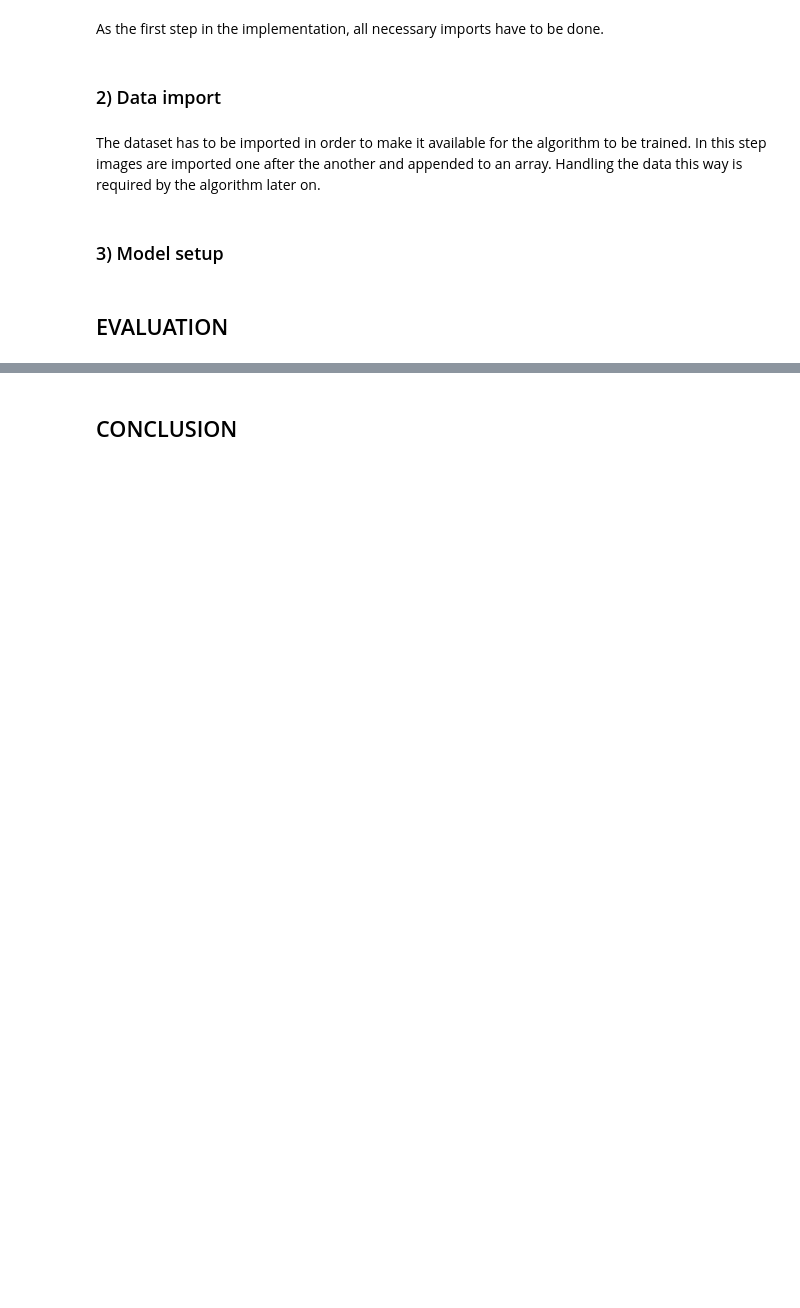
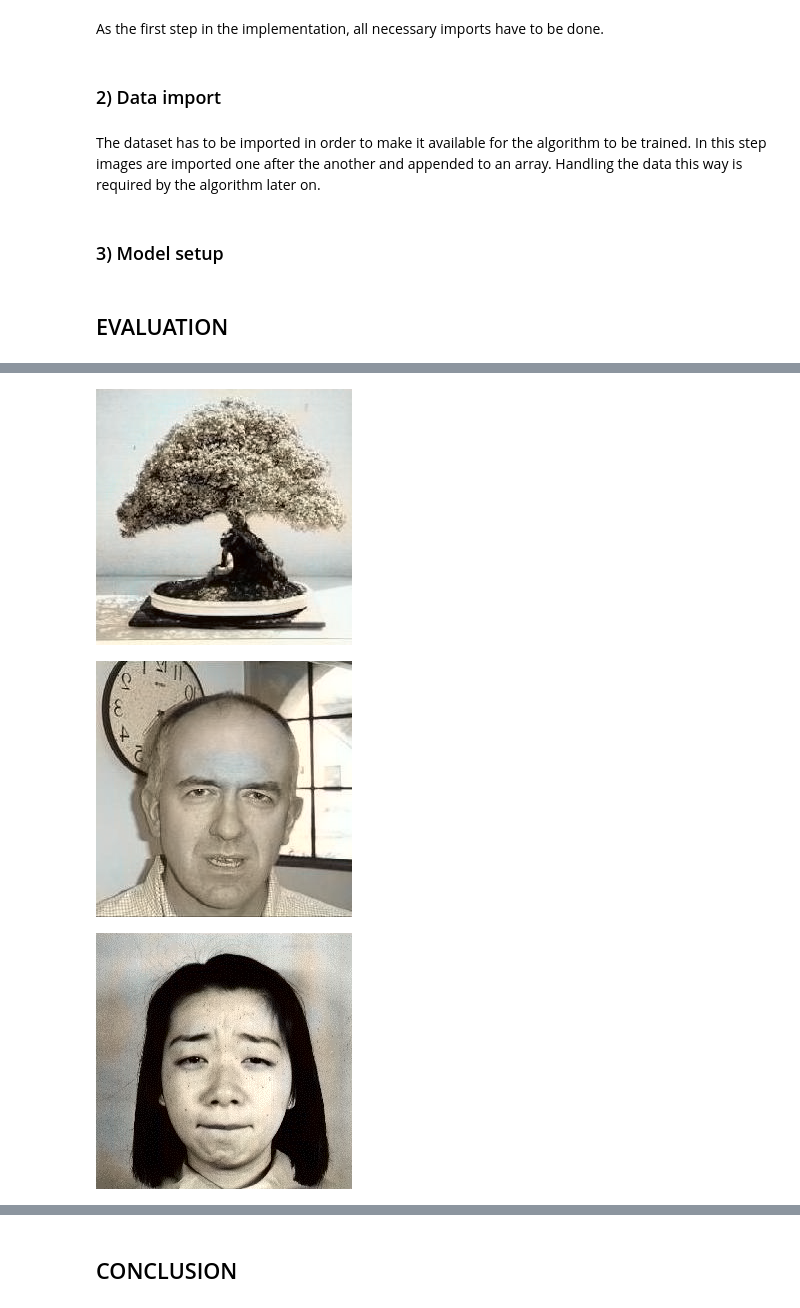
Before and after one commit to SebastianAT/image_Colorizer, a Jupyter notebook: src/Report/Report.ipynb, the cells around one changed output, grey strips where cells are left out. Drawn from its saved outputs; the diff is of its cells as text; code cells hidden in the pictures; blank space fills up the shorter version.

```diff
--- a/src/Report/Report.ipynb
+++ b/src/Report/Report.ipynb
@@ -129,0 +185,7 @@ model.summary()
+# %%
+for filename in os.listdir('images/05/'):
+    display(Image.open('images/05/' + filename))
+# %% [output]
+[figure, added]
+[figure, added]
+[figure, added]
```
Also changed, not shown: parts of 16 cells of this notebook, 27 other files.
